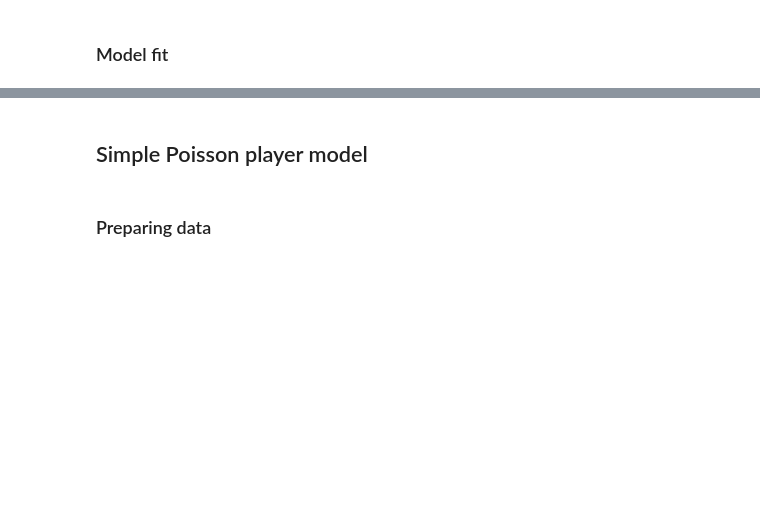
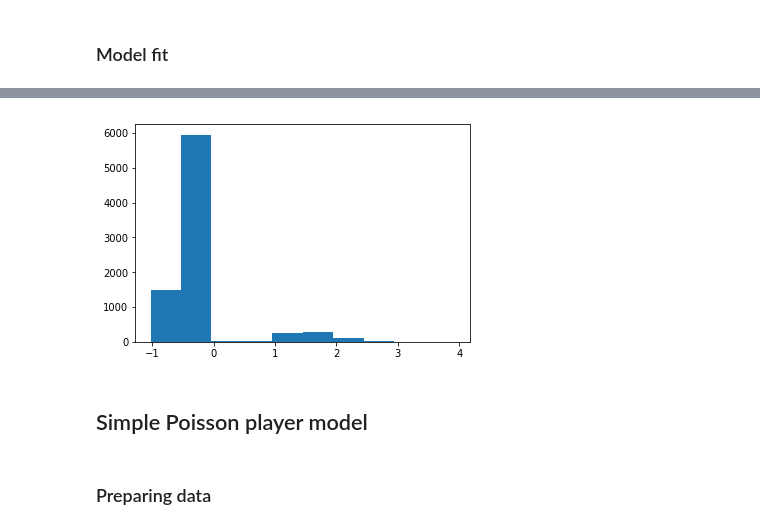
Before and after one commit to thomas-woodruff/footbot, a Jupyter notebook: app/notebooks/02.02 Assists Poisson models for partial matches.ipynb, the cells around one changed output, grey strips where cells are left out. Cells and saved outputs as stored; diff of their text form; code cells hidden in the pictures; blank space fills up the shorter version.

```diff
--- a/app/notebooks/02.02 Assists Poisson models for partial matches.ipynb
+++ b/app/notebooks/02.02 Assists Poisson models for partial matches.ipynb
@@ -467,0 +591,6 @@ plt.show()
+# %%
+eptmm_exposure = eptmm_df['minutes']
+# %%
+eptmm_df = player.remove_redundant_columns(eptmm_df, eptmm_redundant_columns)
+# %%
+eptmm_response_df, eptmm_explanatory_df = player.get_response_explanatory_dfs(eptmm_df, 'assists')
@@ -467,0 +615,8 @@ plt.show()
+# %%
+eptmm_results = sm.GLM(
+    eptmm_response_df,
+    eptmm_explanatory_df,
+    family=sm.families.Poisson(),
+    missing='drop',
+    exposure=eptmm_exposure
+).fit()
@@ -468,3 +670,9 @@ plt.show()
+# %%
+plt.figure()
+plt.hist(eptmm_results.resid_deviance)
+plt.show()
+# %% [output]
+[figure, added]
 # %% [markdown]
 ## Simple Poisson player model
 # %% [markdown]
```
Also changed, not shown: parts of 153 cells of this notebook, 7 other files.
